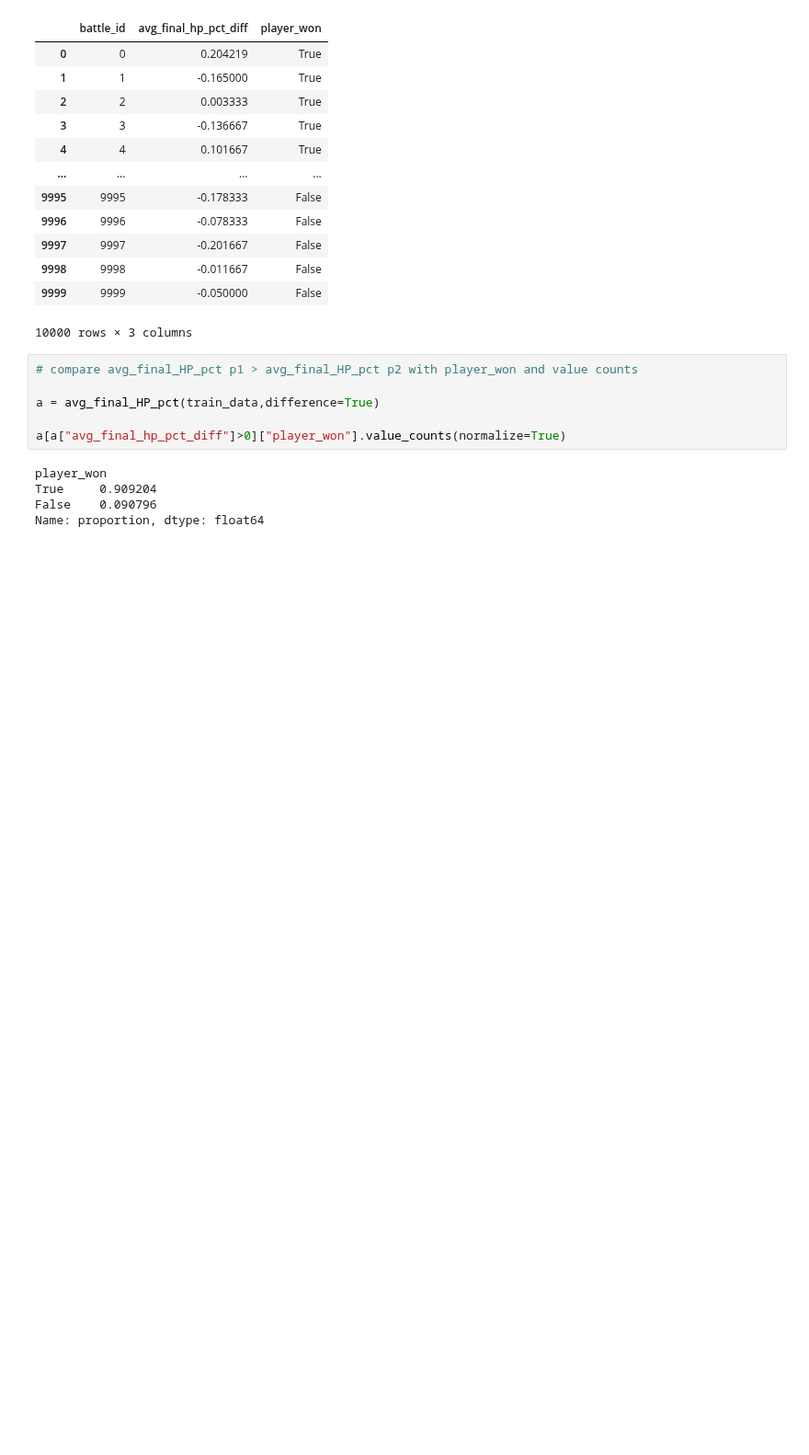
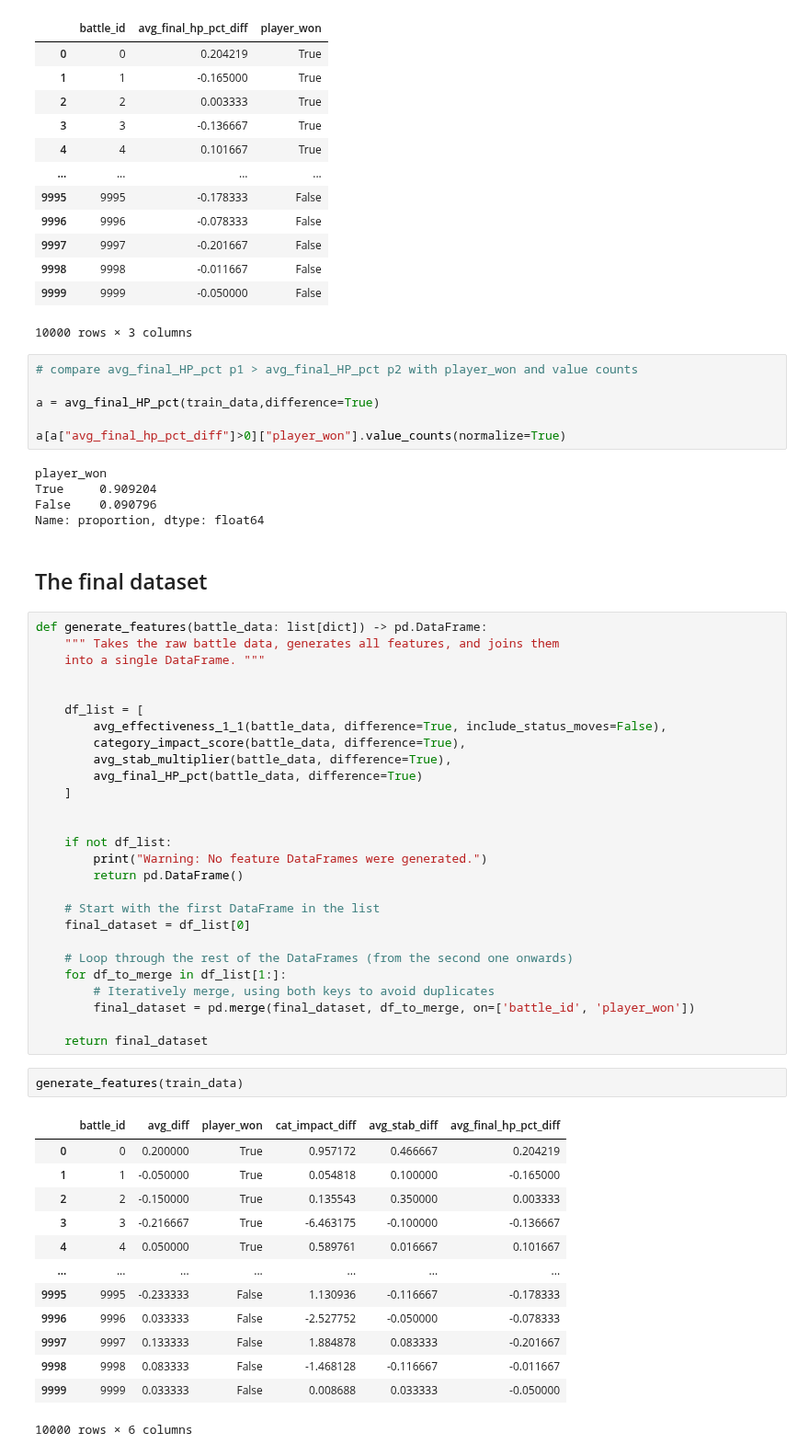
Before and after one commit to LeonardoSani/FDS_challenge, a Jupyter notebook: Notebook.ipynb, the cells around one changed output. Shown at 92% size. Saved outputs shown, nothing was run; the diff lists cells and outputs as text; blank space fills up the shorter version.

Commit message:
modified the name of a feature to avoid ambiguity in the final dataset, added in the notebook a function to merge features in one single table

```diff
--- a/Notebook.ipynb
+++ b/Notebook.ipynb
@@ -298,3 +298,48 @@ player_won
 True     0.909204
 False    0.090796
 Name: proportion, dtype: float64
+# %% [markdown]
+## The final dataset
+# %%
+def generate_features(battle_data: list[dict]) -> pd.DataFrame:
+    """ Takes the raw battle data, generates all features, and joins them
+    into a single DataFrame. """
+
+
+    df_list = [
+        avg_effectiveness_1_1(battle_data, difference=True, include_status_moves=False),
+        category_impact_score(battle_data, difference=True),
+        avg_stab_multiplier(battle_data, difference=True),
+        avg_final_HP_pct(battle_data, difference=True)
+    ]
+
+
+    if not df_list:
+        print("Warning: No feature DataFrames were generated.")
+        return pd.DataFrame()
+
+    # Start with the first DataFrame in the list
+    final_dataset = df_list[0]
+
+    # Loop through the rest of the DataFrames (from the second one onwards)
+    for df_to_merge in df_list[1:]:
+        # Iteratively merge, using both keys to avoid duplicates
+        final_dataset = pd.merge(final_dataset, df_to_merge, on=['battle_id', 'player_won'])
+
+    return final_dataset
+# %%
+generate_features(train_data)
+# %% [output]
+|  | battle_id | avg_diff | player_won | cat_impact_diff | avg_stab_diff | avg_final_hp_pct_diff |
+| 0 | 0 | 0.200000 | True | 0.957172 | 0.466667 | 0.204219 |
+| 1 | 1 | -0.050000 | True | 0.054818 | 0.100000 | -0.165000 |
+| 2 | 2 | -0.150000 | True | 0.135543 | 0.350000 | 0.003333 |
+| 3 | 3 | -0.216667 | True | -6.463175 | -0.100000 | -0.136667 |
+| 4 | 4 | 0.050000 | True | 0.589761 | 0.016667 | 0.101667 |
+| ... | ... | ... | ... | ... | ... | ... |
+| 9995 | 9995 | -0.233333 | False | 1.130936 | -0.116667 | -0.178333 |
+| 9996 | 9996 | 0.033333 | False | -2.527752 | -0.050000 | -0.078333 |
+| 9997 | 9997 | 0.133333 | False | 1.884878 | 0.083333 | -0.201667 |
+| 9998 | 9998 | 0.083333 | False | -1.468128 | -0.116667 | -0.011667 |
+| 9999 | 9999 | 0.033333 | False | 0.008688 | 0.033333 | -0.050000 |
+10000 rows × 6 columns
```
Also changed, not shown: 2 other files.
